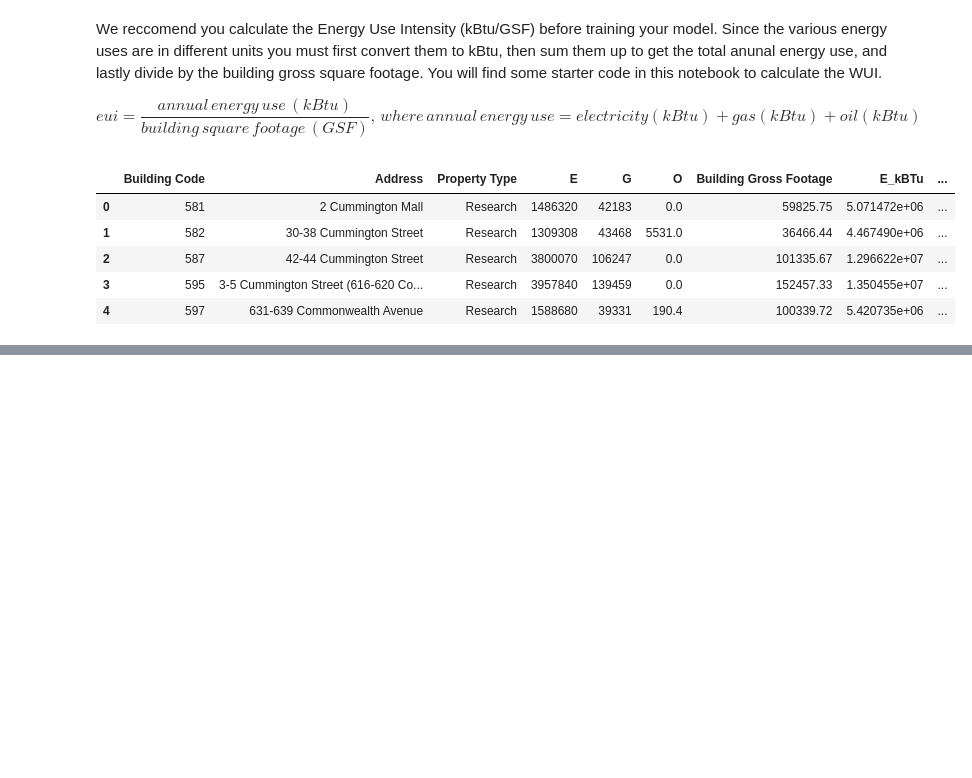
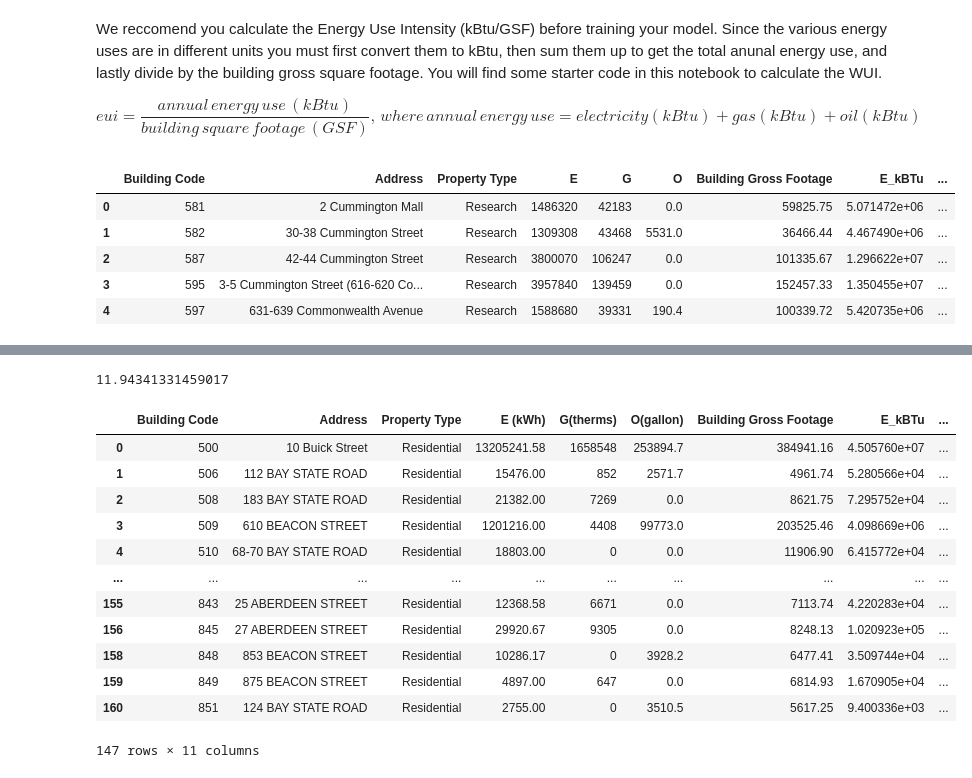
Before and after one commit to akarvinR/backtracking-buildings-emissions, a Jupyter notebook: calculate_eui.ipynb, the cells around one changed output, grey strips where cells are left out. Cells and saved outputs as stored; diff of their text form; code cells hidden in the pictures; blank space fills up the shorter version.

```diff
--- a/calculate_eui.ipynb
+++ b/calculate_eui.ipynb
@@ -76,0 +215,27 @@ research_df.head(5)
+# %%
+x = residential_df.iloc[-2]
+eui(x['E_kBTu'], x['G_kBTu'], x['O_kBTu'], x['Building Gross Footage'])
+# %% [output]
+11.94341331459017
+# %%
+#converting the lectricity, oil and gas to kBTu
+residential_df['E_kBTu'] = residential_df['E (kWh)'].apply(kWh_to_kBTu)
+residential_df['G_kBTu'] = residential_df['G(therms)'].apply(therms_to_kBTu)
+residential_df['O_kBTu'] = residential_df['O(gallon)'].apply(gallons_to_kBTu)
+residential_df['eui'] = residential_df.apply(lambda x : eui(x['E_kBTu'], 0, x['O_kBTu'], x['Building Gross Footage']),axis=1)
+
+residential_df
+# %% [output]
+|  | Building Code | Address | Property Type | E (kWh) | G(therms) | O(gallon) | Building Gross Footage | E_kBTu | ... |
+| 0 | 500 | 10 Buick Street | Residential | 13205241.58 | 1658548 | 253894.7 | 384941.16 | 4.505760e+07 | ... |
+| 1 | 506 | 112 BAY STATE ROAD | Residential | 15476.00 | 852 | 2571.7 | 4961.74 | 5.280566e+04 | ... |
+| 2 | 508 | 183 BAY STATE ROAD | Residential | 21382.00 | 7269 | 0.0 | 8621.75 | 7.295752e+04 | ... |
+| 3 | 509 | 610 BEACON STREET | Residential | 1201216.00 | 4408 | 99773.0 | 203525.46 | 4.098669e+06 | ... |
+| 4 | 510 | 68-70 BAY STATE ROAD | Residential | 18803.00 | 0 | 0.0 | 11906.90 | 6.415772e+04 | ... |
+| ... | ... | ... | ... | ... | ... | ... | ... | ... | ... |
+| 155 | 843 | 25 ABERDEEN STREET | Residential | 12368.58 | 6671 | 0.0 | 7113.74 | 4.220283e+04 | ... |
+| 156 | 845 | 27 ABERDEEN STREET | Residential | 29920.67 | 9305 | 0.0 | 8248.13 | 1.020923e+05 | ... |
+| 158 | 848 | 853 BEACON STREET | Residential | 10286.17 | 0 | 3928.2 | 6477.41 | 3.509744e+04 | ... |
+| 159 | 849 | 875 BEACON STREET | Residential | 4897.00 | 647 | 0.0 | 6814.93 | 1.670905e+04 | ... |
+| 160 | 851 | 124 BAY STATE ROAD | Residential | 2755.00 | 0 | 3510.5 | 5617.25 | 9.400336e+03 | ... |
+147 rows × 11 columns
```
Also changed, not shown: parts of 15 cells of this notebook.
